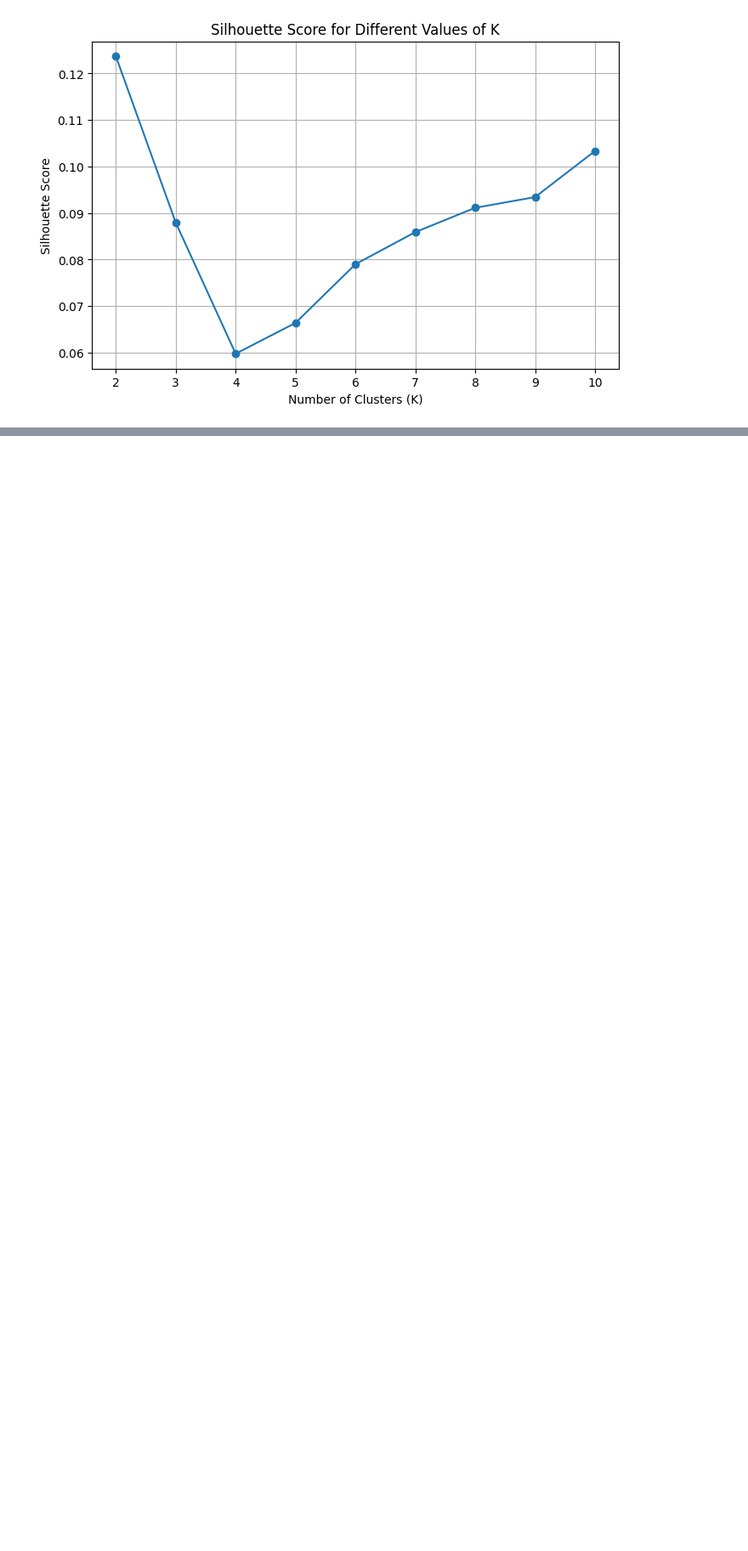
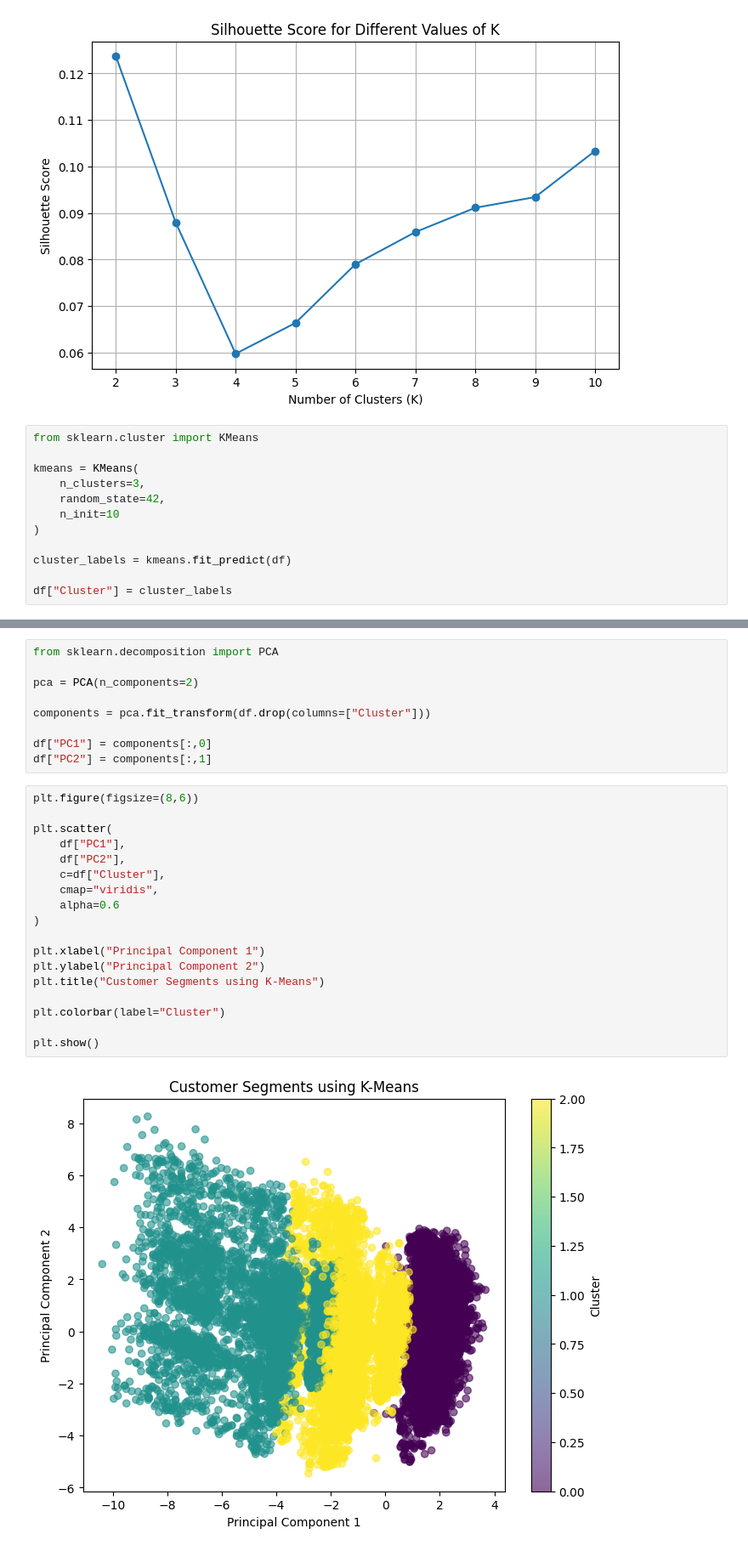
Before and after one commit to shank227/Costumer-Segmentation-for-Banking, a Jupyter notebook: Notebooks/week3_costumer_segmentation.ipynb, the cells around one changed output, grey strips where cells are left out. Shown at 85% size. Cells and saved outputs as stored; diff of their text form; blank space fills up the shorter version.

Commit message:
Updated notebook with clusters

```diff
--- a/Notebooks/week3_costumer_segmentation.ipynb
+++ b/Notebooks/week3_costumer_segmentation.ipynb
@@ -178,3 +178,15 @@ plt.grid(True)
 plt.show()
 # %% [output]
 [figure]
+# %%
+from sklearn.cluster import KMeans
+
+kmeans = KMeans(
+    n_clusters=3,
+    random_state=42,
+    n_init=10
+)
+
+cluster_labels = kmeans.fit_predict(df)
+
+df["Cluster"] = cluster_labels
@@ -180,0 +231,29 @@ plt.show()
+# %%
+from sklearn.decomposition import PCA
+
+pca = PCA(n_components=2)
+
+components = pca.fit_transform(df.drop(columns=["Cluster"]))
+
+df["PC1"] = components[:,0]
+df["PC2"] = components[:,1]
+# %%
+plt.figure(figsize=(8,6))
+
+plt.scatter(
+    df["PC1"],
+    df["PC2"],
+    c=df["Cluster"],
+    cmap="viridis",
+    alpha=0.6
+)
+
+plt.xlabel("Principal Component 1")
+plt.ylabel("Principal Component 2")
+plt.title("Customer Segments using K-Means")
+
+plt.colorbar(label="Cluster")
+
+plt.show()
+# %% [output]
+[figure, added]
```
Also changed, not shown: parts of 7 cells of this notebook, 1 other file.
